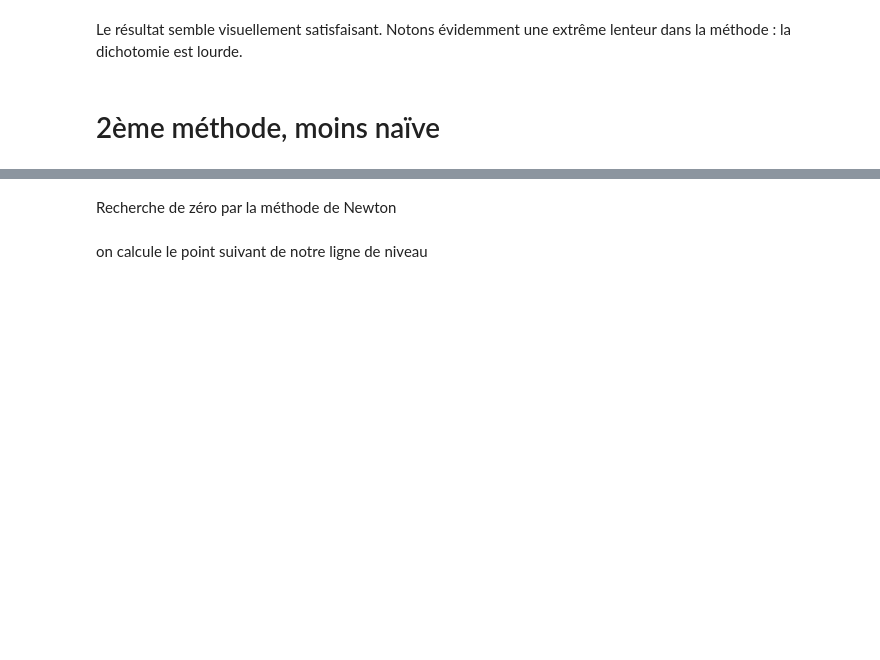
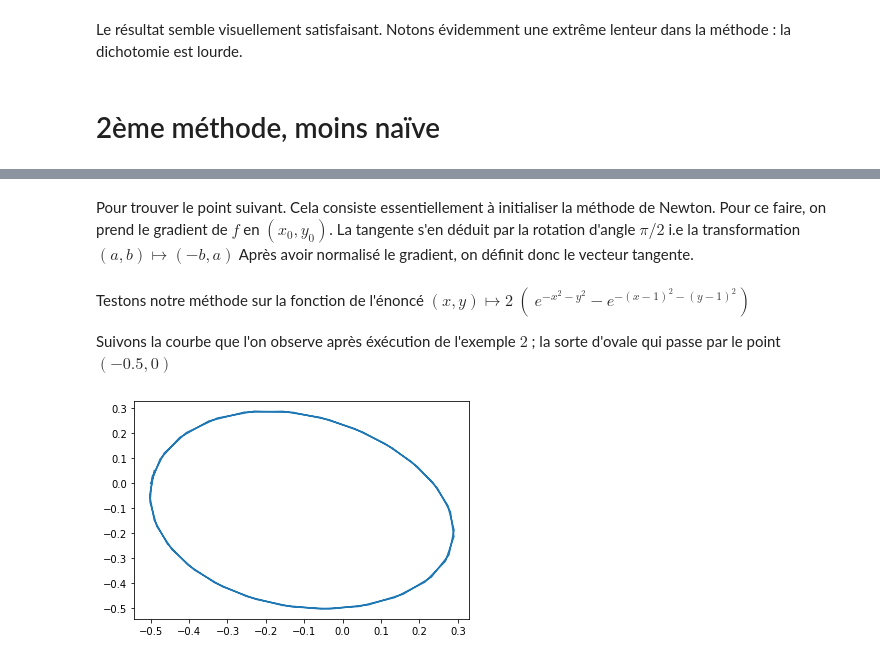
Before and after one commit to claraallois/projet_mathinfo, a Jupyter notebook: notebook_mi.ipynb, the cells around one changed output, grey strips where cells are left out. Cells and saved outputs as stored; diff of their text form; code cells hidden in the pictures; blank space fills up the shorter version.

```diff
--- a/notebook_mi.ipynb
+++ b/notebook_mi.ipynb
@@ -243,9 +236,8 @@ On recherche aussi différentes valeurs de lignes de niveau, contenues dans la l
 # %%
-
 def f(x,y):
     return ( 2*(np.exp(-x**2-y**2) - np.exp(-(x-1)**2-(y-1)**2)))
 
-####
+
 côté = [-1, 0, 1, 2]
 valeurs = [-1.5, -1, -0.5, 0, 0.5, 1, 1.5]
 
@@ -255,7 +247,7 @@ for i in range(len(côté)-1):
 
         for c in valeurs :
 
-            simple_contour2(f,cote[i],cote[i+1],cote[j],cote[j+1],c)
+            simple_contour2(f,côté[i],côté[i+1],côté[j],côté[j+1],c)
 
 
 plt.show()
@@ -276,40 +278,44 @@ On reprend la méthode du poly (en annexe) pour calculer le gradient
 # %%
-
 def newton(f,x0,n=10):
     x = x0
-    derivee=autograd.grad(f)
+    deriv = autograd.grad(f)
     for i in range(n):
-        x=x-f(x)/derivee(x)
-    return x
+        x = x - f(x)/deriv(float(x))
+    return(x)
-# %% [markdown]
-Recherche de zéro par la méthode de Newton
+# %% [markdown]
+Pour trouver le point suivant. Cela consiste essentiellement à initialiser la méthode de Newton. Pour ce faire, on prend le gradient de $f$ en $(x_0 , y_0)$. La tangente s'en déduit par la rotation d'angle $\pi / 2$ i.e la transformation $(a,b) \mapsto (-b,a)$ Après avoir normalisé le gradient, on définit donc le vecteur tangente.
 # %%
+def point_suivant(fc,c,x0,y0,delta):
+    gradi = gradient(fc,x0,y0)                                #on calcule le gradient de valeur (a,b)
+    gradi = gradi / sqrt( gradi[0]**2 + gradi[1]**2)          #on le normalise
+    tange = (-gradi[1] , gradi[0] )                           #on en déduit la tangente de valeur (-b,a)
+    theta0 = atan2(tange[1],tange[0])                         #on tire l'angle correspondant au point d'initialisation
+                                                              #si la tangente a pour valeur (x,y), l'angle est arctan(y/x)
 
-def point_suivant(f,c,x0,y0,delta):
-    grad = gradient(f,x0,y0)                                #on calcule le gradient en (x0,y0)
-    grad = grad / sqrt( grad[0]**2 + grad[1]**2)           #on normalise le gradient
-    tangente = (grad[1] , -grad[0] )                        # la tangente est normale au gradient. Si le gradient vaut (a,b) la tangente est (-b,a)
-    theta0 = atan(tangente[1]/tangente[0])                 #on récupère l'angle correspondant à théta0
-
-
-
-    def g(theta):                                       #g paramétrise f sur le cercle de rayon delta et de centre (x0,y0)
-        return f(x0+delta * np.cos(theta) , y0 + delta * np.sin(theta) ) - c
+    def g(theta):                                                               #ainsi défini, g(x) est la valeur de f le
+        return fc(x0+delta * np.cos(theta) , y0 + delta * np.sin(theta) ) - c   #long du cercle à l'angle x. On retire c
+                                                                                #pour appliquer newton à g
     thetafinal = newton(g , theta0)
 
-    return (x0 + delta * np.cos(thetafinal) , y0 + delta * np.sin(thetafinal) ) #renvoie le point suivant de notre ligne de niveau
+    return (x0 + delta * np.cos(thetafinal) , y0 + delta * np.sin(thetafinal) )
-# %% [markdown]
-on calcule le point suivant de notre ligne de niveau
+# %% [markdown]
+Testons notre méthode sur la fonction de l'énoncé $(x,y) \mapsto 2\  (\ e^{-x^2 - y^2} - e^{-(x-1)^2 - (y-1)^2} )$
+
+Suivons la courbe que l'on observe après éxécution de l'exemple $2$ ; la sorte d'ovale qui passe par le point $(-0.5 , 0)$
 # %%
+def f(x,y):
+    return ( 2*(np.exp(-x**2-y**2) - np.exp(-(x-1)**2-(y-1)**2)))
 
 x0,y0 = -0.5 , 0.0
 X=[x0]
 Y=[y0]
 x,y = x0 , y0
-for i in range(40):
+for i in range(50):
     x,y = point_suivant(f,f(x0,y0),x,y,0.1)
     X.append(x)
     Y.append(y)
-plt.clf()
+
 plt.plot(X,Y)
 plt.show()
+# %% [output]
+[figure, added]
```
Also changed, not shown: parts of 6 cells of this notebook.
